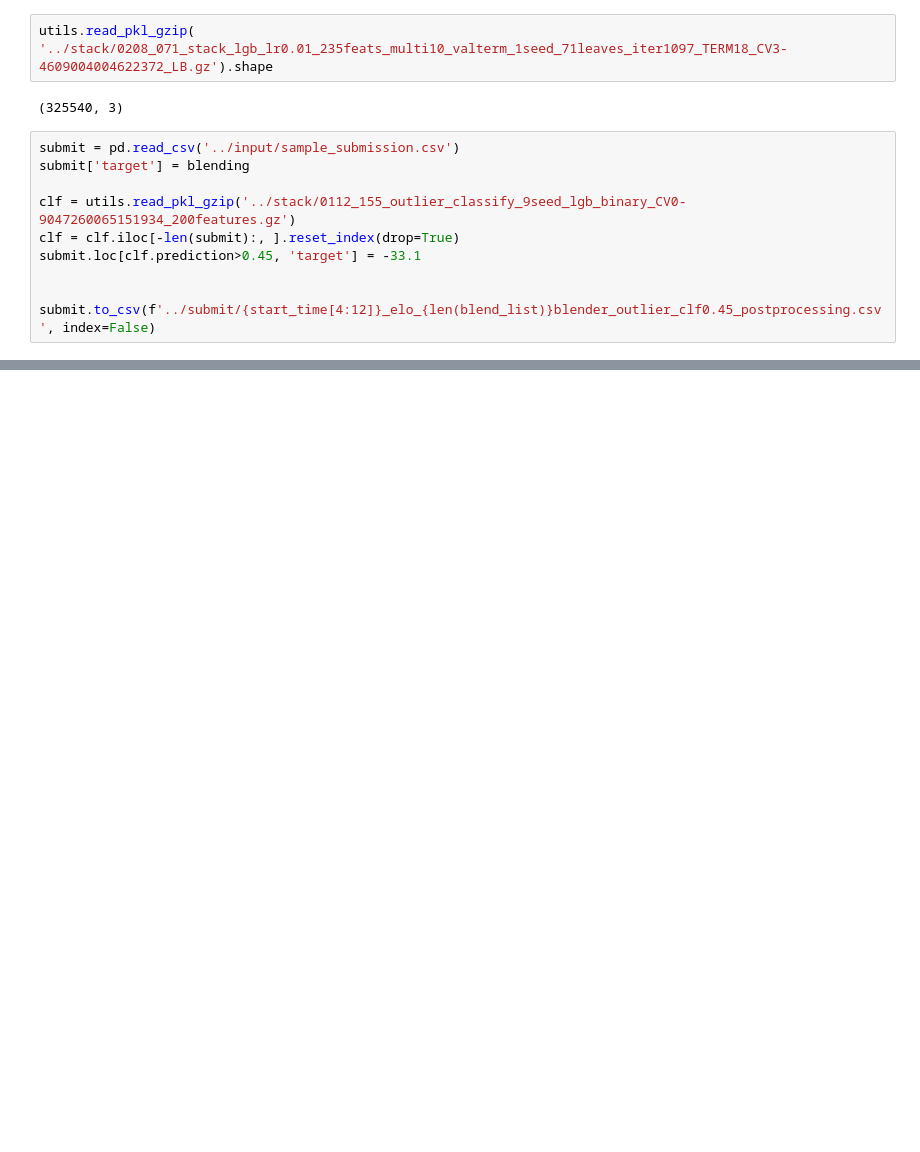
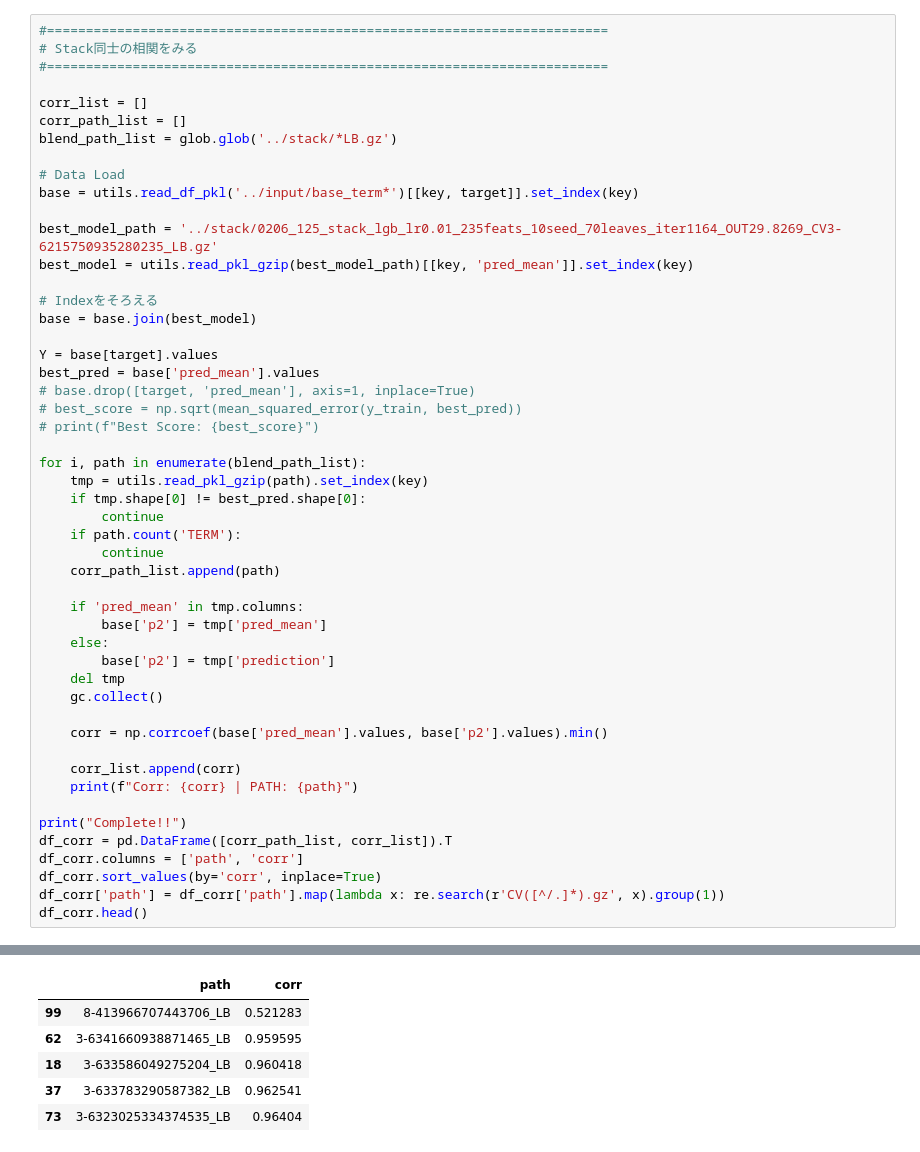
Before and after one commit to Chestnut1999/Elo-Recommendation-23place, a Jupyter notebook: jpy/225_elo_blender_exp.ipynb, the cells around one changed output, grey strips where cells are left out. Drawn from its saved outputs; the diff is of its cells as text; blank space fills up the shorter version.

```diff
--- a/jpy/225_elo_blender_exp.ipynb
+++ b/jpy/225_elo_blender_exp.ipynb
@@ -169,14 +238,51 @@ kfold = list(zip(train_dict.values(), valid_dict.values()))
-# %%
-utils.read_pkl_gzip( '../stack/0208_071_stack_lgb_lr0.01_235feats_multi10_valterm_1seed_71leaves_iter1097_TERM18_CV3-4609004004622372_LB.gz').shape
-# %% [output]
-(325540, 3)
-# %%
-submit = pd.read_csv('../input/sample_submission.csv')
-submit['target'] = blending
-
-clf = utils.read_pkl_gzip('../stack/0112_155_outlier_classify_9seed_lgb_binary_CV0-9047260065151934_200features.gz')
-clf = clf.iloc[-len(submit):, ].reset_index(drop=True)
-submit.loc[clf.prediction>0.45, 'target'] = -33.1
-
-
-submit.to_csv(f'../submit/{start_time[4:12]}_elo_{len(blend_list)}blender_outlier_clf0.45_postprocessing.csv', index=False)
+# %%
+#========================================================================
+# Stack同士の相関をみる
+#========================================================================
+
+corr_list = []
+corr_path_list = []
+blend_path_list = glob.glob('../stack/*LB.gz')
+
+# Data Load
+base = utils.read_df_pkl('../input/base_term*')[[key, target]].set_index(key)
+
+best_model_path = '../stack/0206_125_stack_lgb_lr0.01_235feats_10seed_70leaves_iter1164_OUT29.8269_CV3-6215750935280235_LB.gz'
+best_model = utils.read_pkl_gzip(best_model_path)[[key, 'pred_mean']].set_index(key)
+
+# Indexをそろえる
+base = base.join(best_model)
+
+Y = base[target].values
+best_pred = base['pred_mean'].values
+# base.drop([target, 'pred_mean'], axis=1, inplace=True)
+# best_score = np.sqrt(mean_squared_error(y_train, best_pred))
+# print(f"Best Score: {best_score}")
+
+for i, path in enumerate(blend_path_list):
+    tmp = utils.read_pkl_gzip(path).set_index(key)
+    if tmp.shape[0] != best_pred.shape[0]:
+        continue
+    if path.count('TERM'):
+        continue
+    corr_path_list.append(path)
+
+    if 'pred_mean' in tmp.columns:
+        base['p2'] = tmp['pred_mean']
+    else:
+        base['p2'] = tmp['prediction']
+    del tmp
+    gc.collect()
+
+    corr = np.corrcoef(base['pred_mean'].values, base['p2'].values).min()
+
+    corr_list.append(corr)
+    print(f"Corr: {corr} | PATH: {path}")
+
+print("Complete!!")
+df_corr = pd.DataFrame([corr_path_list, corr_list]).T
+df_corr.columns = ['path', 'corr']
+df_corr.sort_values(by='corr', inplace=True)
+df_corr['path'] = df_corr['path'].map(lambda x: re.search(r'CV([^/.]*).gz', x).group(1))
+df_corr.head()
+# %% [output]
@@ -182,0 +306,6 @@ submit.to_csv(f'../submit/{start_time[4:12]}_elo_{len(blend_list)}blender_outlie
+|  | path | corr |
+| 99 | 8-413966707443706_LB | 0.521283 |
+| 62 | 3-6341660938871465_LB | 0.959595 |
+| 18 | 3-633586049275204_LB | 0.960418 |
+| 37 | 3-633783290587382_LB | 0.962541 |
+| 73 | 3-6323025334374535_LB | 0.96404 |
```
Also changed, not shown: parts of 12 cells of this notebook, 6 other files.
